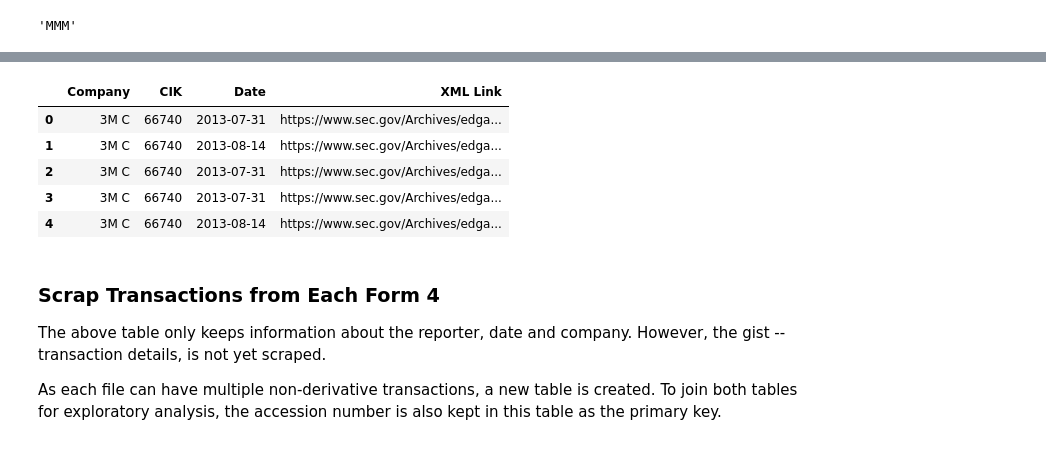
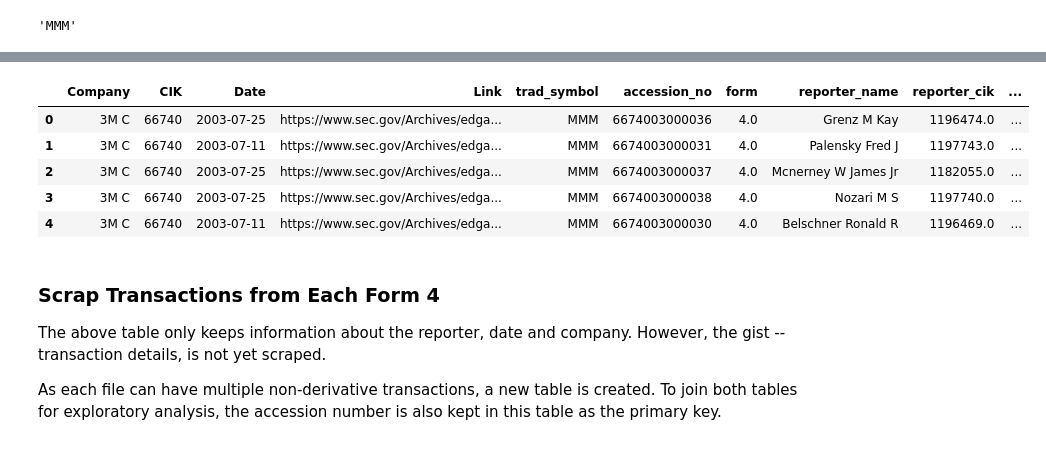
Before and after one commit to oongjiexiang/URECA-Research, a Jupyter notebook: Research_Insider_Trading (Actual).ipynb, the cells around one changed output, grey strips where cells are left out. Saved outputs shown, nothing was run; the diff lists cells and outputs as text; code cells hidden in the pictures.

Commit message:
Extracted first batch of XML data

```diff
--- a/Research_Insider_Trading (Actual).ipynb
+++ b/Research_Insider_Trading (Actual).ipynb
@@ -794,13 +817,14 @@ data.to_csv(FORM4_DETAIL_XML, sep = '|', index = False)
 # %%
-data.to_csv('form4_detail_final.csv')
+# data.to_csv('form4_detail_final.csv')
+data = pd.read_csv(FORM4_DETAIL_XML)
 data.head()
 # %% [output]
-|  | Company | CIK | Date | XML Link |
-| 0 | 3M C | 66740 | 2013-07-31 | https://www.sec.gov/Archives/edga... |
-| 1 | 3M C | 66740 | 2013-08-14 | https://www.sec.gov/Archives/edga... |
-| 2 | 3M C | 66740 | 2013-07-31 | https://www.sec.gov/Archives/edga... |
-| 3 | 3M C | 66740 | 2013-07-31 | https://www.sec.gov/Archives/edga... |
-| 4 | 3M C | 66740 | 2013-08-14 | https://www.sec.gov/Archives/edga... |
+|  | Company | CIK | Date | Link | trad_symbol | accession_no | form | reporter_name | reporter_cik | ... |
+| 0 | 3M C | 66740 | 2003-07-25 | https://www.sec.gov/Archives/edga... | MMM | 6674003000036 | 4.0 | Grenz M Kay | 1196474.0 | ... |
+| 1 | 3M C | 66740 | 2003-07-11 | https://www.sec.gov/Archives/edga... | MMM | 6674003000031 | 4.0 | Palensky Fred J | 1197743.0 | ... |
+| 2 | 3M C | 66740 | 2003-07-25 | https://www.sec.gov/Archives/edga... | MMM | 6674003000037 | 4.0 | Mcnerney W James Jr | 1182055.0 | ... |
+| 3 | 3M C | 66740 | 2003-07-25 | https://www.sec.gov/Archives/edga... | MMM | 6674003000038 | 4.0 | Nozari M S | 1197740.0 | ... |
+| 4 | 3M C | 66740 | 2003-07-11 | https://www.sec.gov/Archives/edga... | MMM | 6674003000030 | 4.0 | Belschner Ronald R | 1196469.0 | ... |
 # %% [markdown]
 ### Scrap Transactions from Each Form 4
 The above table only keeps information about the reporter, date and company. However, the gist -- transaction details, is not yet scraped.
```
Also changed, not shown: parts of 6 cells of this notebook, 2 other files.
